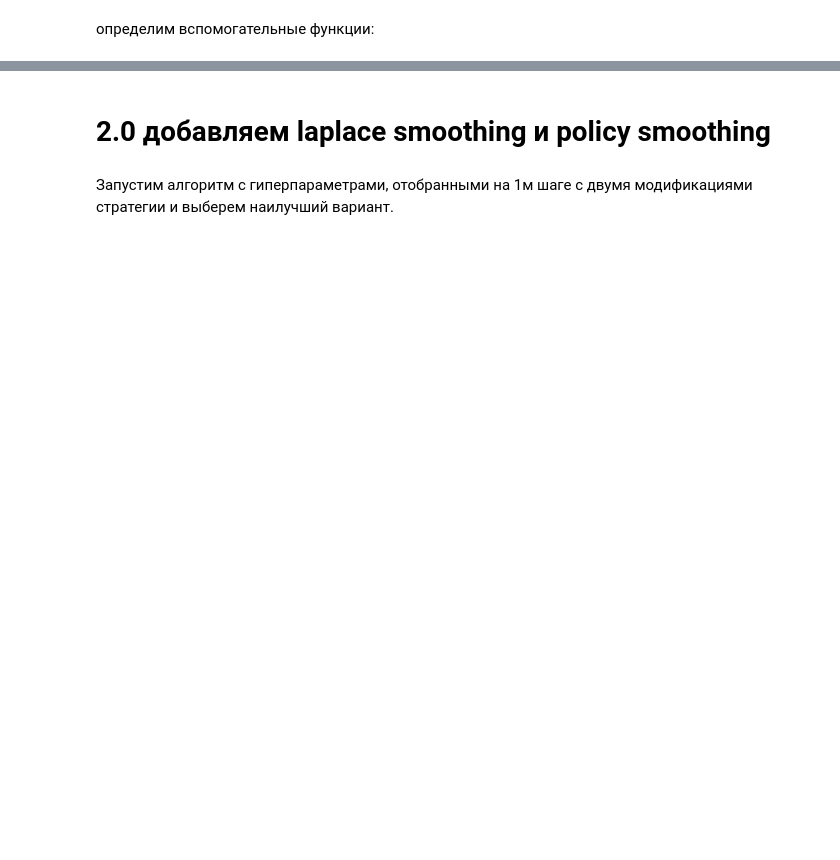
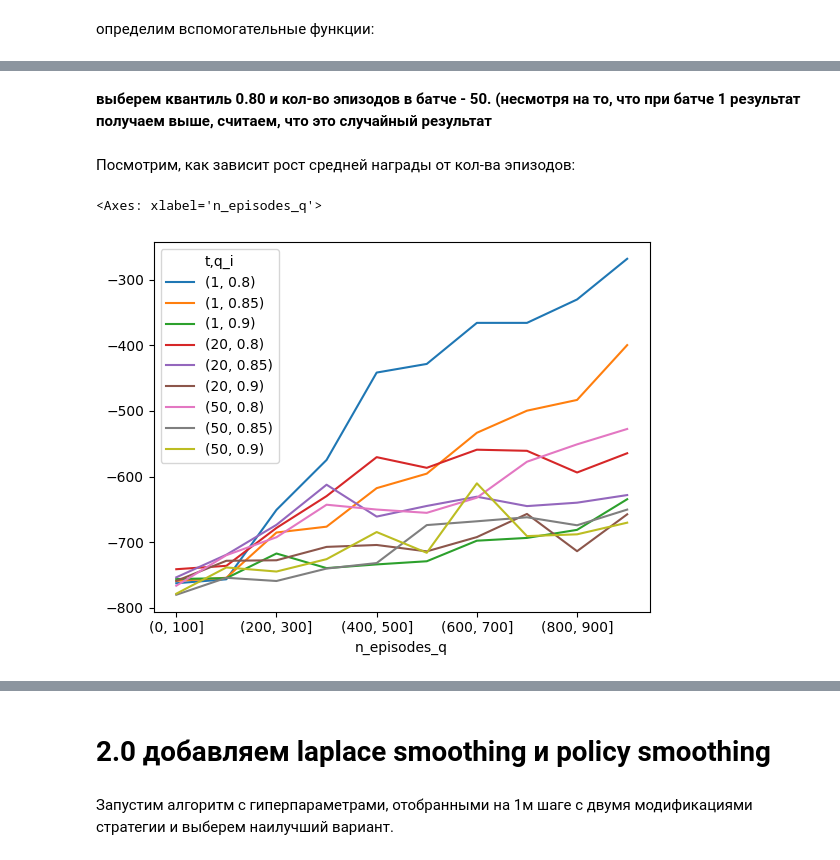
Before and after one commit to Nexx136/sandbox, a Jupyter notebook: rl_week1_hw.ipynb, the cells around one changed output, grey strips where cells are left out. Saved outputs shown, nothing was run; the diff lists cells and outputs as text; code cells hidden in the pictures; blank space fills up the shorter version.

```diff
--- a/rl_week1_hw.ipynb
+++ b/rl_week1_hw.ipynb
@@ -201,0 +208,9 @@ res['n_updated_q'] = pd.cut(res['n_updated'], bins=np.arange(10)*100)
+# %% [markdown]
+<b> выберем квантиль 0.80 и кол-во эпизодов в батче - 50. (несмотря на то, что при батче 1 результат получаем выше, считаем, что это случайный результат  </b>
+# %% [markdown]
+Посмотрим, как зависит рост средней награды от кол-ва эпизодов:
+# %%
+pd.pivot_table(res[res['q_i'].isin([0.8, 0.85, 0.9])], index=[ 't', 'q_i'], columns='n_episodes_q', values='mean_reward', aggfunc='mean').T.plot()
+# %% [output]
+<Axes: xlabel='n_episodes_q'>
+[figure, added]
```
Also changed, not shown: parts of 38 cells of this notebook.
